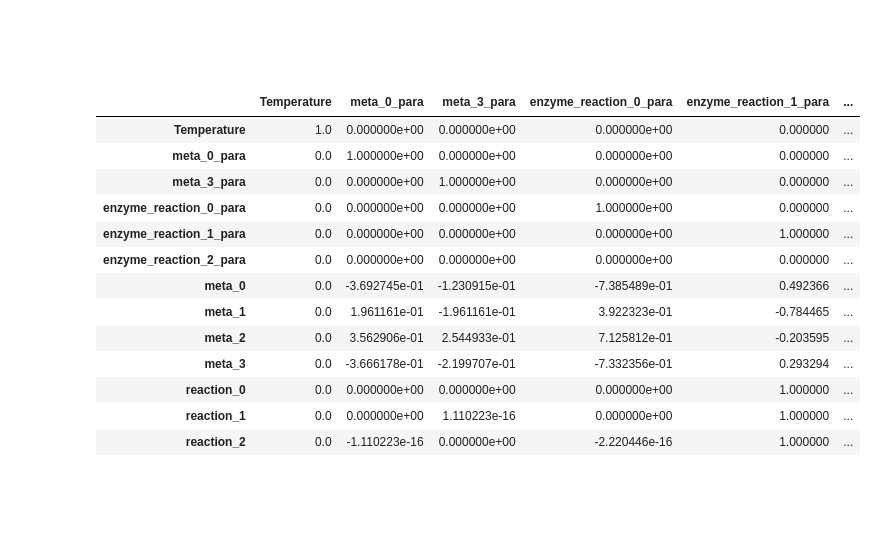
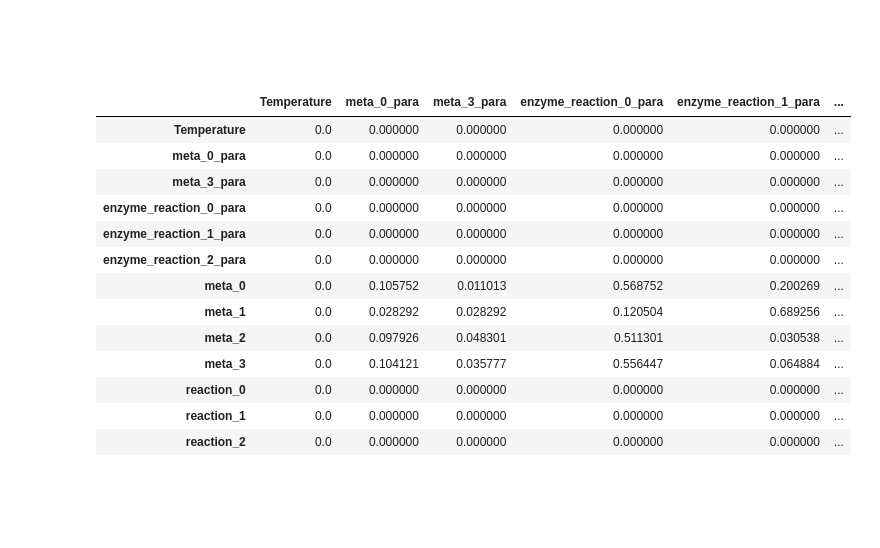
Before and after one commit to tuturax/BadAss, a Jupyter notebook: test_class.ipynb, the cells around one changed output. Drawn from its saved outputs; the diff is of its cells as text; code cells hidden in the pictures.

```diff
--- a/test_class.ipynb
+++ b/test_class.ipynb
@@ -396,10 +357,10 @@ momo.elasticity.s
 # %% [markdown]
 ### To modify an elestacity coefficient, use the Pandas paradigme.
 # %%
-momo.elasticity.s.at["reaction_2", "meta_0"] = 2
-momo.elasticity.s.loc["reaction_1"] = [-1 for i in range(momo.elasticity.s.shape[1])]
+momo.elasticity.s.df.at["reaction_2", "meta_0"] = 2
+momo.elasticity.s.df.loc["reaction_1"] = [-1 for i in range(momo.elasticity.s.df.shape[1])]
 
-momo.elasticity.s
+momo.elasticity.s.df
 # %% [output]
 |  | meta_0 | meta_1 | meta_2 | meta_3 |
 | reaction_0 | 0.5 | -0.5 | -0.0 | -0.0 |
@@ -475,22 +461,22 @@ momo.rho()
 # %% [markdown]
 ### <font color='white'> [2.1.1] Mutual information </font>
 # %%
-momo.rho()
+momo.MI()
 # %% [output]
 |  | Temperature | meta_0_para | meta_3_para | enzyme_reaction_0_para | enzyme_reaction_1_para | ... |
-| Temperature | 1.0 | 0.000000e+00 | 0.000000e+00 | 0.000000e+00 | 0.000000 | ... |
-| meta_0_para | 0.0 | 1.000000e+00 | 0.000000e+00 | 0.000000e+00 | 0.000000 | ... |
-| meta_3_para | 0.0 | 0.000000e+00 | 1.000000e+00 | 0.000000e+00 | 0.000000 | ... |
-| enzyme_reaction_0_para | 0.0 | 0.000000e+00 | 0.000000e+00 | 1.000000e+00 | 0.000000 | ... |
-| enzyme_reaction_1_para | 0.0 | 0.000000e+00 | 0.000000e+00 | 0.000000e+00 | 1.000000 | ... |
-| enzyme_reaction_2_para | 0.0 | 0.000000e+00 | 0.000000e+00 | 0.000000e+00 | 0.000000 | ... |
-| meta_0 | 0.0 | -3.692745e-01 | -1.230915e-01 | -7.385489e-01 | 0.492366 | ... |
-| meta_1 | 0.0 | 1.961161e-01 | -1.961161e-01 | 3.922323e-01 | -0.784465 | ... |
-| meta_2 | 0.0 | 3.562906e-01 | 2.544933e-01 | 7.125812e-01 | -0.203595 | ... |
-| meta_3 | 0.0 | -3.666178e-01 | -2.199707e-01 | -7.332356e-01 | 0.293294 | ... |
-| reaction_0 | 0.0 | 0.000000e+00 | 0.000000e+00 | 0.000000e+00 | 1.000000 | ... |
-| reaction_1 | 0.0 | 0.000000e+00 | 1.110223e-16 | 0.000000e+00 | 1.000000 | ... |
-| reaction_2 | 0.0 | -1.110223e-16 | 0.000000e+00 | -2.220446e-16 | 1.000000 | ... |
+| Temperature | 0.0 | 0.000000 | 0.000000 | 0.000000 | 0.000000 | ... |
+| meta_0_para | 0.0 | 0.000000 | 0.000000 | 0.000000 | 0.000000 | ... |
+| meta_3_para | 0.0 | 0.000000 | 0.000000 | 0.000000 | 0.000000 | ... |
+| enzyme_reaction_0_para | 0.0 | 0.000000 | 0.000000 | 0.000000 | 0.000000 | ... |
+| enzyme_reaction_1_para | 0.0 | 0.000000 | 0.000000 | 0.000000 | 0.000000 | ... |
+| enzyme_reaction_2_para | 0.0 | 0.000000 | 0.000000 | 0.000000 | 0.000000 | ... |
+| meta_0 | 0.0 | 0.105752 | 0.011013 | 0.568752 | 0.200269 | ... |
+| meta_1 | 0.0 | 0.028292 | 0.028292 | 0.120504 | 0.689256 | ... |
+| meta_2 | 0.0 | 0.097926 | 0.048301 | 0.511301 | 0.030538 | ... |
+| meta_3 | 0.0 | 0.104121 | 0.035777 | 0.556447 | 0.064884 | ... |
+| reaction_0 | 0.0 | 0.000000 | 0.000000 | 0.000000 | 0.000000 | ... |
+| reaction_1 | 0.0 | 0.000000 | 0.000000 | 0.000000 | 0.000000 | ... |
+| reaction_2 | 0.0 | 0.000000 | 0.000000 | 0.000000 | 0.000000 | ... |
 # %% [markdown]
 ### <font color='white'> [2.1.2] Plot </font>
 # %%
```
Also changed, not shown: parts of 28 cells of this notebook, 3 other files.
